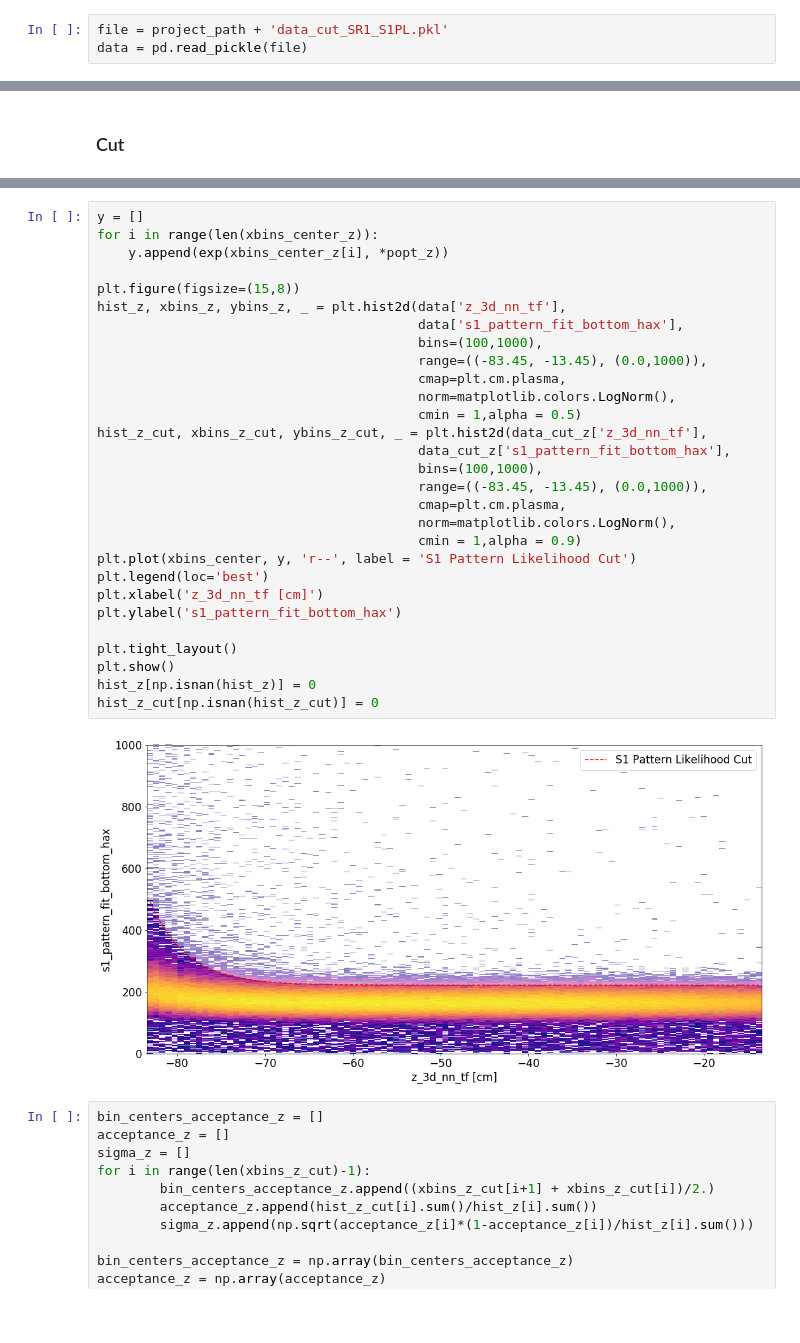
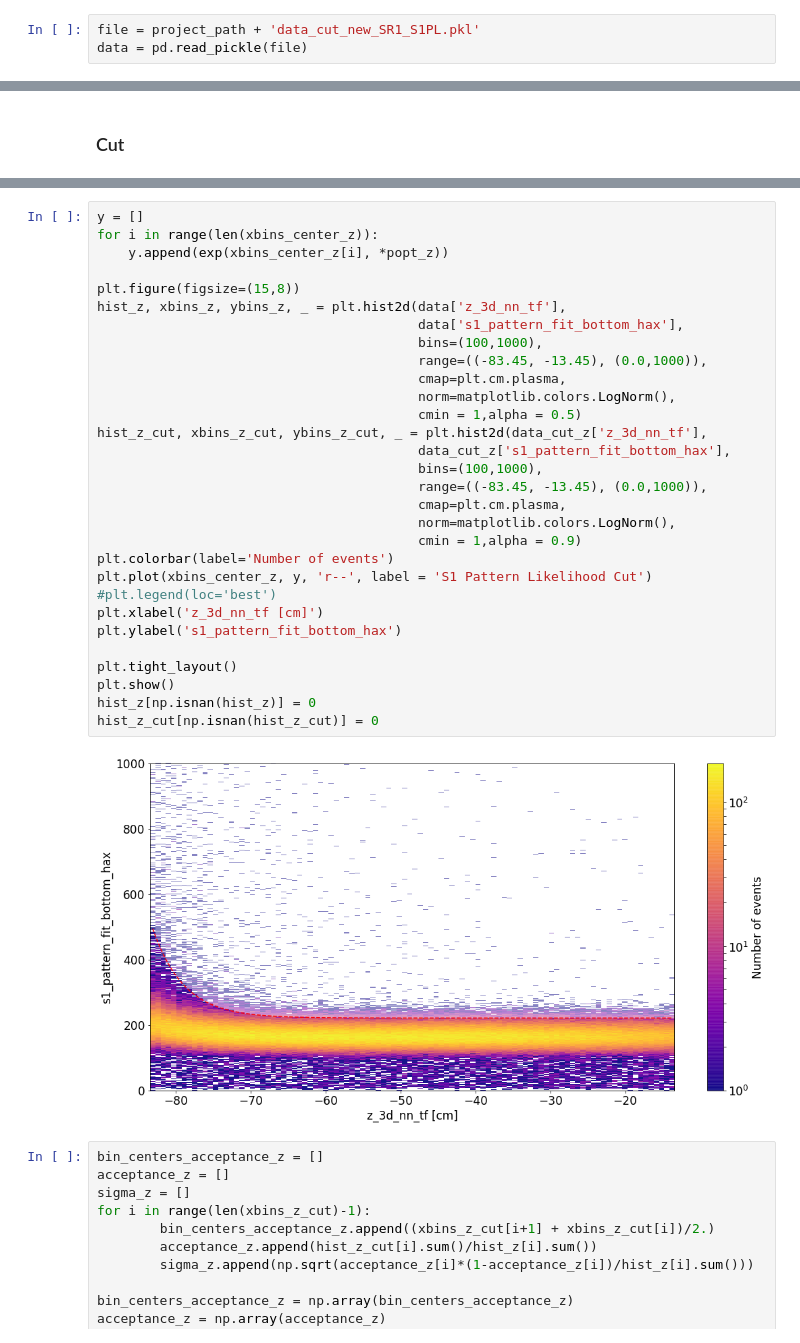
Before and after one commit to GiovanniVolta/S1PatternLikelihoodExtended, a Jupyter notebook: notebook/Cut_v7.ipynb, the cells around one changed output, grey strips where cells are left out. Saved outputs shown, nothing was run; the diff lists cells and outputs as text; blank space fills up the shorter version.

```diff
--- a/notebook/Cut_v7.ipynb
+++ b/notebook/Cut_v7.ipynb
@@ -24,7 +24,7 @@ project_path = '/project/lgrandi/giovo/pickle_haxcache/pax_v6.10.1/'
 # %% [markdown]
 ### Opening data
 # %%
-file = project_path + 'data_cut_SR1_S1PL.pkl'
+file = project_path + 'data_cut_new_SR1_S1PL.pkl'
 data = pd.read_pickle(file)
 # %%
 #file4 = '/project/lgrandi/ccapelli/haxcache/bkg_newmaps_pax6.10.1_aftercuts.haxcache'
@@ -211,34 +239,35 @@ Unnamed selection: 20139 rows removed (97.72% passed)
 # %%
 y = []
 for i in range(len(xbins_center_z)):
     y.append(exp(xbins_center_z[i], *popt_z))
 
 plt.figure(figsize=(15,8))
 hist_z, xbins_z, ybins_z, _ = plt.hist2d(data['z_3d_nn_tf'],
                                          data['s1_pattern_fit_bottom_hax'],
                                          bins=(100,1000),
                                          range=((-83.45, -13.45), (0.0,1000)),
                                          cmap=plt.cm.plasma,
                                          norm=matplotlib.colors.LogNorm(),
                                          cmin = 1,alpha = 0.5)
 hist_z_cut, xbins_z_cut, ybins_z_cut, _ = plt.hist2d(data_cut_z['z_3d_nn_tf'],
                                          data_cut_z['s1_pattern_fit_bottom_hax'],
                                          bins=(100,1000),
                                          range=((-83.45, -13.45), (0.0,1000)),
                                          cmap=plt.cm.plasma,
                                          norm=matplotlib.colors.LogNorm(),
                                          cmin = 1,alpha = 0.9)
-plt.plot(xbins_center, y, 'r--', label = 'S1 Pattern Likelihood Cut')
-plt.legend(loc='best')
+plt.colorbar(label='Number of events')
+plt.plot(xbins_center_z, y, 'r--', label = 'S1 Pattern Likelihood Cut')
+#plt.legend(loc='best')
 plt.xlabel('z_3d_nn_tf [cm]')
 plt.ylabel('s1_pattern_fit_bottom_hax')
 
 plt.tight_layout()
 plt.show()
 hist_z[np.isnan(hist_z)] = 0
 hist_z_cut[np.isnan(hist_z_cut)] = 0
 # %% [output]
-[figure, old version]
+[figure, new version]
 # %%
 bin_centers_acceptance_z = []
 acceptance_z = []
```
Also changed, not shown: parts of 24 cells of this notebook, 17 other files.
